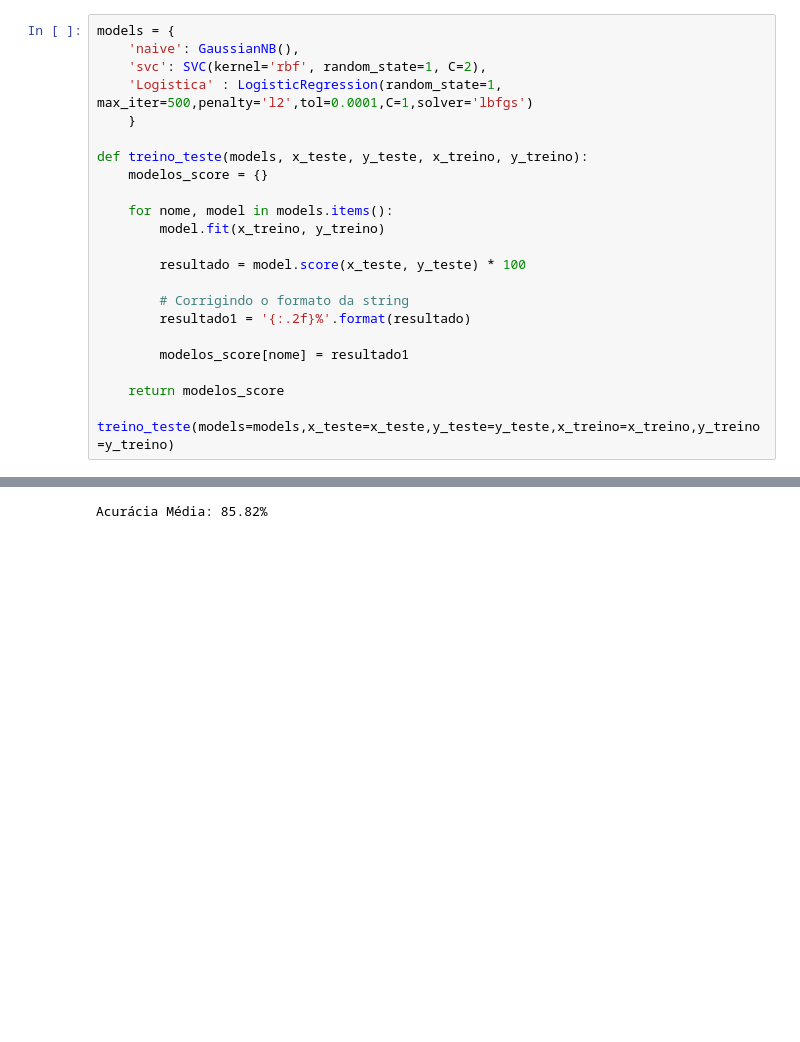
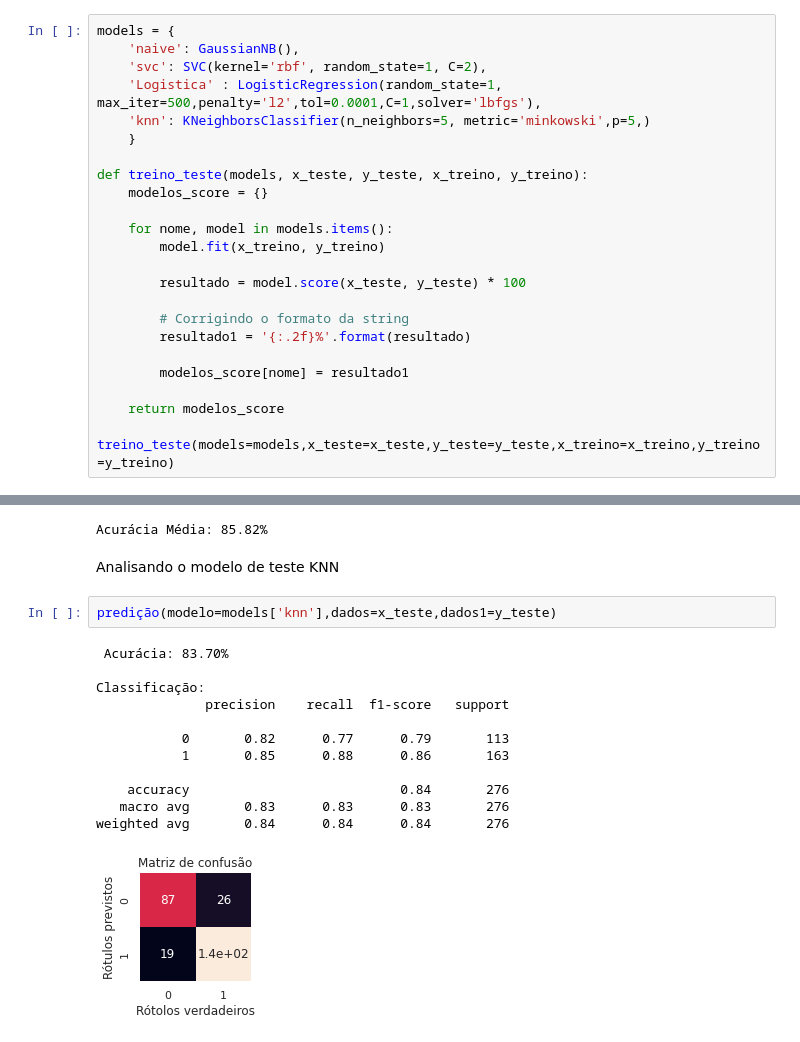
Before and after one commit to DiogoMonteiro99/Ciencias-de-dados, a Jupyter notebook: coracao.ipynb, the cells around one changed output, grey strips where cells are left out. Saved outputs shown, nothing was run; the diff lists cells and outputs as text; blank space fills up the shorter version.

```diff
--- a/coracao.ipynb
+++ b/coracao.ipynb
@@ -189,7 +191,8 @@ y_teste.shape
 models = {
     'naive': GaussianNB(),
     'svc': SVC(kernel='rbf', random_state=1, C=2),
-    'Logistica' : LogisticRegression(random_state=1, max_iter=500,penalty='l2',tol=0.0001,C=1,solver='lbfgs')
+    'Logistica' : LogisticRegression(random_state=1, max_iter=500,penalty='l2',tol=0.0001,C=1,solver='lbfgs'),
+    'knn': KNeighborsClassifier(n_neighbors=5, metric='minkowski',p=5,)
     }
 
 def treino_teste(models, x_teste, y_teste, x_treino, y_treino):
@@ -353,3 +358,20 @@ Analisando validação cruzada
 validacao_cruzada(modelo=models['Logistica'],base=previsores1_esc)
 # %% [output]
 Acurácia Média: 85.82%
+# %% [markdown]
+Analisando o modelo de teste KNN
+# %%
+predição(modelo=models['knn'],dados=x_teste,dados1=y_teste)
+# %% [output]
+ Acurácia: 83.70%
+
+Classificação:
+              precision    recall  f1-score   support
+
+           0       0.82      0.77      0.79       113
+           1       0.85      0.88      0.86       163
+
+    accuracy                           0.84       276
+   macro avg       0.83      0.83      0.83       276
+weighted avg       0.84      0.84      0.84       276
+[figure, added]
```
Also changed, not shown: parts of 14 cells of this notebook.
